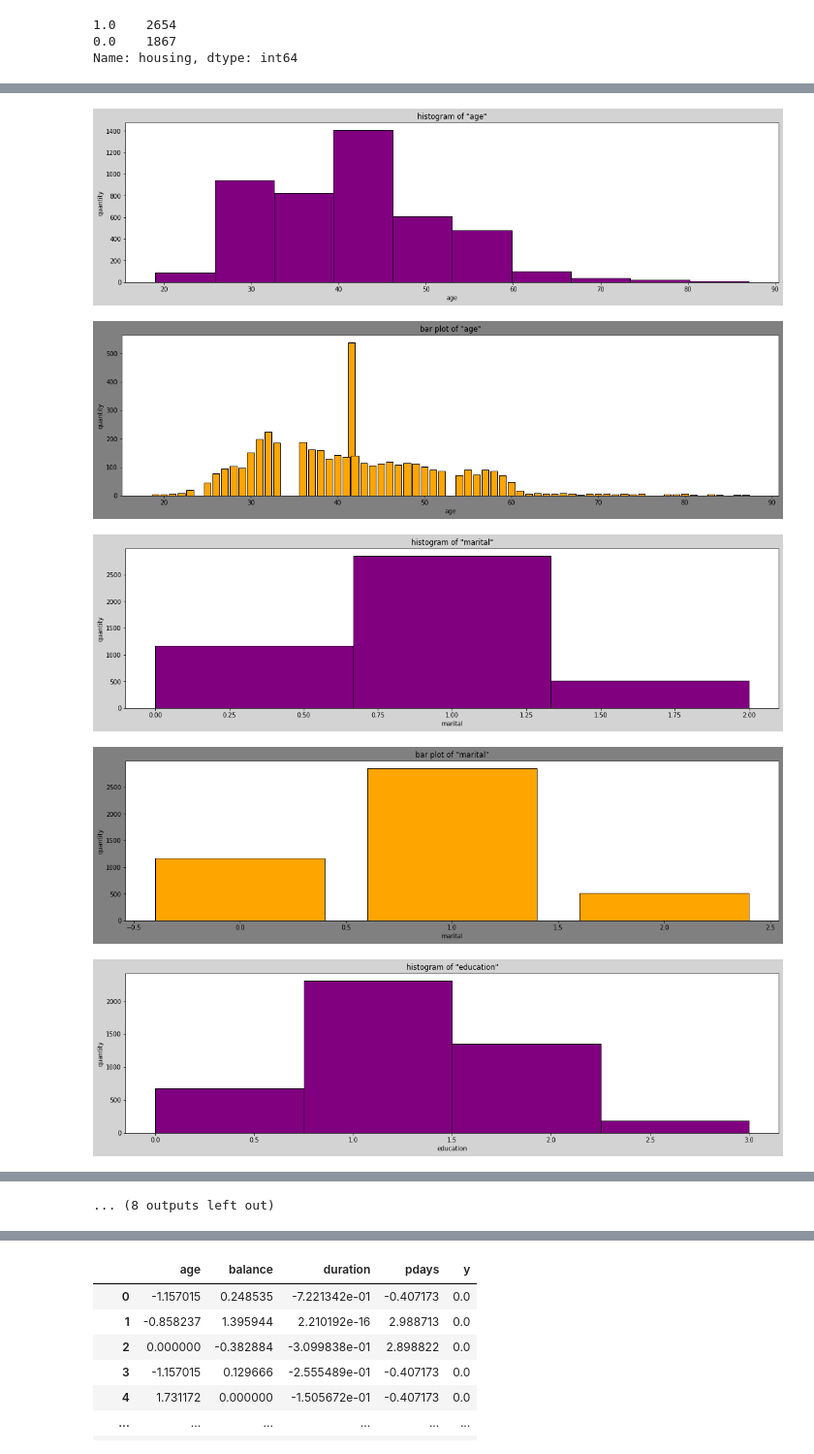
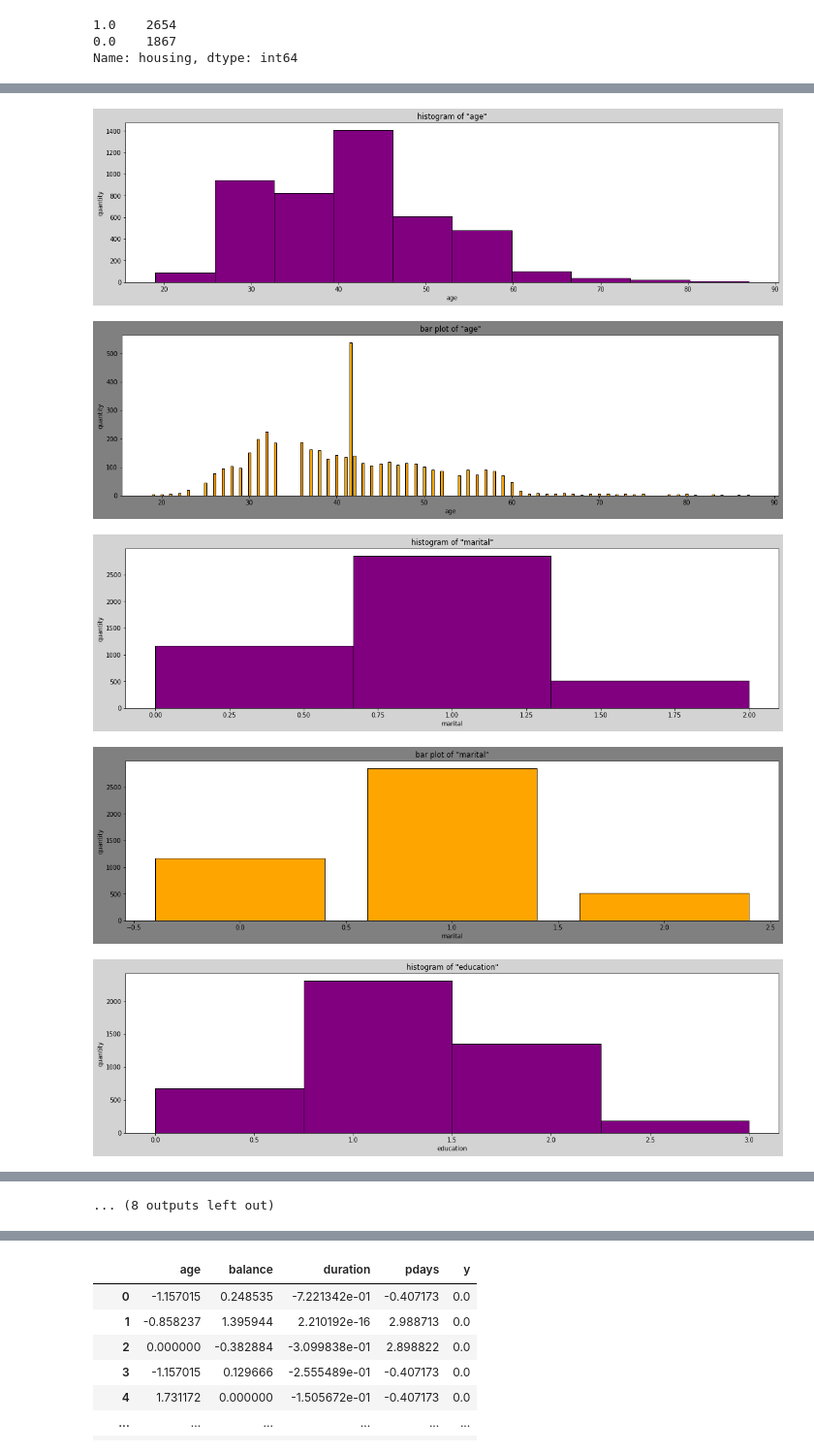
Before and after one commit to ALotov2000/ut-ai-assignment0, a Jupyter notebook: src/AI-CA0.ipynb, the cells around one changed output, grey strips where cells are left out. Shown: that part at 97% size. Saved outputs shown, nothing was run; the diff lists cells and outputs as text; code cells hidden in the pictures.

```diff
--- a/AI-CA0.ipynb
+++ b/src/AI-CA0.ipynb
@@ -6,5 +38,5 @@ from scipy import stats as stat
 import time
 import os
 
-testFile = 'bank_term_deposit.csv'
-outputFile = 'out/out.csv'
+inputFile = '../in/bank_term_deposit.csv'
+outputFile = '../out/out.csv'
@@ -11,5 +51,5 @@ outputFile = 'out/out.csv'
 # %%
-df = pd.read_csv(testFile, index_col=False)
+df = pd.read_csv(inputFile, index_col=False)
 print('log:', '{0} records has been read'.format(len(df.index)))
 # %% [output]
 log: 4521 records has been read
@@ -224,34 +391,35 @@ for col in df:
     facecolor='lightgrey'
 
   )
   plot.title('histogram of "{}"'.format(col))
 
   plot.xlabel(col)
   plot.ylabel('quantity')
   plot.hist(
             df[col],
             color='purple',
             edgecolor='black',
             bins=min(10, df[col].value_counts().count()),
             histtype='bar')
   plot.show()
 
   plot.figure(
     figsize=[19.2, 4.8],
     facecolor='grey'
   )
   plot.title('bar plot of "{}"'.format(col))
   plot.xlabel(col)
   plot.ylabel('quantity')
   plot.bar(
             df[col].value_counts(sort=False).index,
             df[col].value_counts(sort=False).values,
+            width=min(0.8, 19.2 / (df[col].max() - df[col].min())),
             color='orange',
             edgecolor='black')
   plot.show()
 # %% [output]
 [figure]
-[figure, old version]
+[figure, new version]
 [figure]
 [figure]
 [figure]
```
Also changed, not shown: parts of 37 cells of this notebook, 7 other files.
